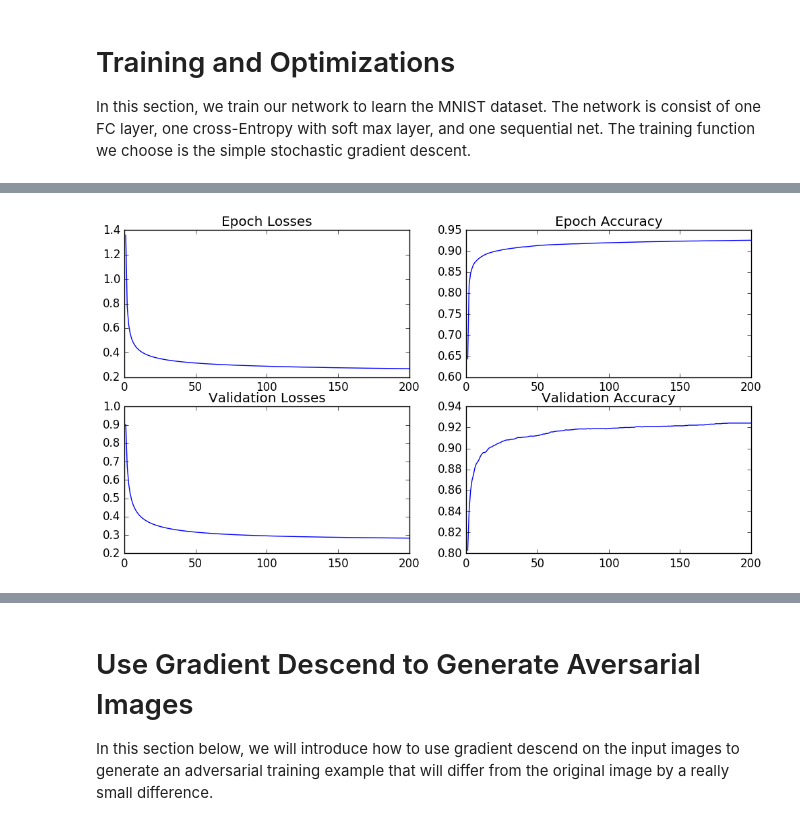
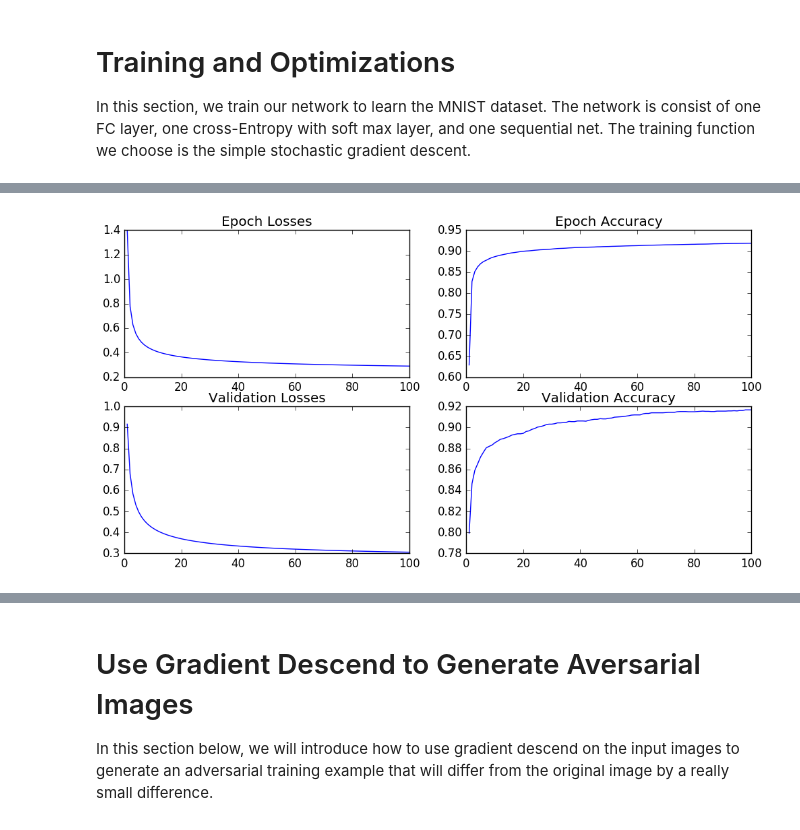
Before and after one commit to stevenygd/NN.jl, a Jupyter notebook: examples/SoftMax Classifier.ipynb, the cells around one changed output, grey strips where cells are left out. Saved outputs shown, nothing was run; the diff lists cells and outputs as text; code cells hidden in the pictures.

```diff
--- a/examples/SoftMax Classifier.ipynb
+++ b/examples/SoftMax Classifier.ipynb
@@ -41,8 +68,11 @@ $$\mathcal{L}=-\sum_{i}p_i\log{y_i}$$
 
 The way to defined such classifier in JLNN is really simple:
 # %%
-function softmax_clf()
-    layers = Layer[ FCLayer(784, 10) ]
+function softmax_clf(batch_size = 100)
+    layers = Layer[
+        InputLayer((batch_size, 784))
+        DenseLayer(10)
+    ]
     criteria = SoftMaxCrossEntropyLoss()
     net = SequentialNet(layers, criteria)
     return net
@@ -59,7 +91,7 @@ function get_corr(pred, answ)
     return length(filter(e -> abs(e) < 1e-5, pred-answ))
 end
 function train(net::SequentialNet, X, Y;
-    batch_size::Int64 = 64, ttl_epo::Int64 = 10, lrSchedule = (x -> 0.01), verbose=0)
+    batch_size::Int = 100, ttl_epo::Int64 = 10, lrSchedule = (x -> 0.01), verbose=0)
     local N = size(Y)[1]
     local batch=0
     local epo_losses = []
@@ -84,7 +116,7 @@ function train(net::SequentialNet, X, Y;
             append!(all_losses, mean(loss))
             for i = 1:length(net.layers)
                 local layer = net.layers[i]
-                local gradi = lrSchedule(epo) * NN.gradient(layer) / batch_size
+                local gradi = lrSchedule(epo) * getGradient(layer) / batch_size
                 local theta = getParam(layer) - gradi
                 if verbose > 2
                     print("Layer $(i)")
@@ -109,14 +141,20 @@ function train(net::SequentialNet, X, Y;
         local epo_accu = epo_cor / N
         append!(epo_losses, epo_loss)
         append!(epo_accus, epo_accu)
-        v_loss, v_pred = forward(net, valX, valY)
         v_size = size(valX)[1]
-        v_accu = get_corr(v_pred, valY) / v_size
+        v_loss, v_accu = [],[]
+        for i = 1:batch_size:v_size
+            curr_v_loss, curr_v_pred = forward(net, valX[i:i+batch_size-1, :], valY[i:i+batch_size-1, :])
+            curr_v_accu = get_corr(curr_v_pred, valY[i:i+batch_size-1, :]) / batch_size
+            append!(v_loss, curr_v_loss)
+            append!(v_accu, curr_v_accu)
+        end
+
         append!(val_losses, mean(v_loss))
-        append!(val_accu,   v_accu)
+        append!(val_accu,   mean(v_accu))
         if epo % 10 == 0
             println("Epo $(epo) has loss :$(epo_loss)\t\taccuracy : $(epo_accu)")
-            println("Validation accuracy : $(v_accu)")
+            println("Validation accuracy : $(mean(v_accu))")
         end
         if verbose > 0
             println("Epo $(epo) has loss :$(mean(epo_loss))\t\taccuracy : $(epo_accu)")
@@ -130,7 +171,7 @@ train (generic function with 1 method)
 net = softmax_clf()
 
 losses,accus,val_losses,val_accus = train(net, trX, trY;
-    ttl_epo = 200, batch_size = 100, lrSchedule = x -> 0.01, verbose=0)
+    ttl_epo = 100, lrSchedule = x -> 0.01, verbose=0)
 
 figure(figsize=(12,6))
 subplot(221)
@@ -172 +214 @@ Validation accuracy : 0.9242
-[figure, old version]
+[figure, new version]
```
Also changed, not shown: parts of 7 cells of this notebook, 3 other files.
